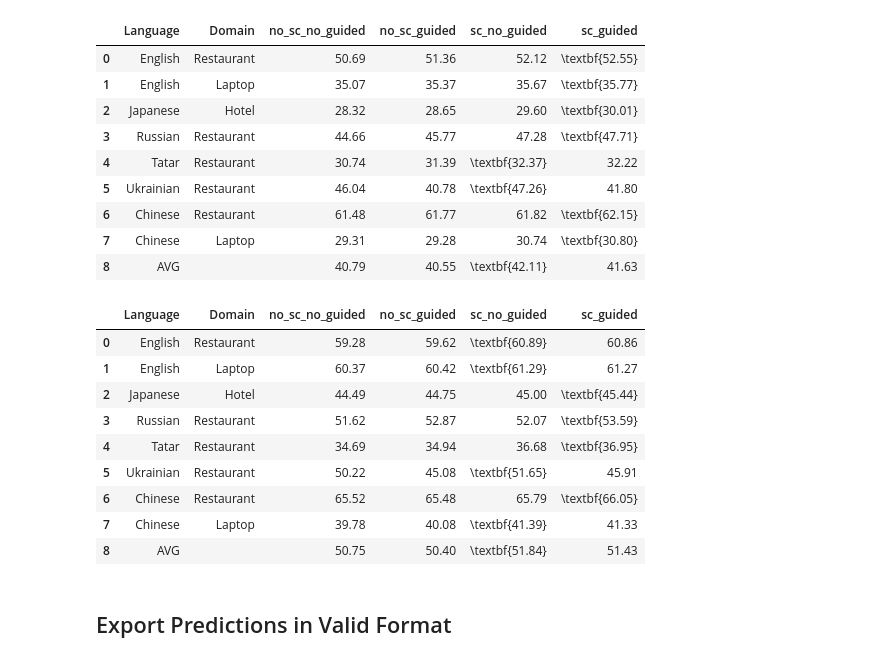
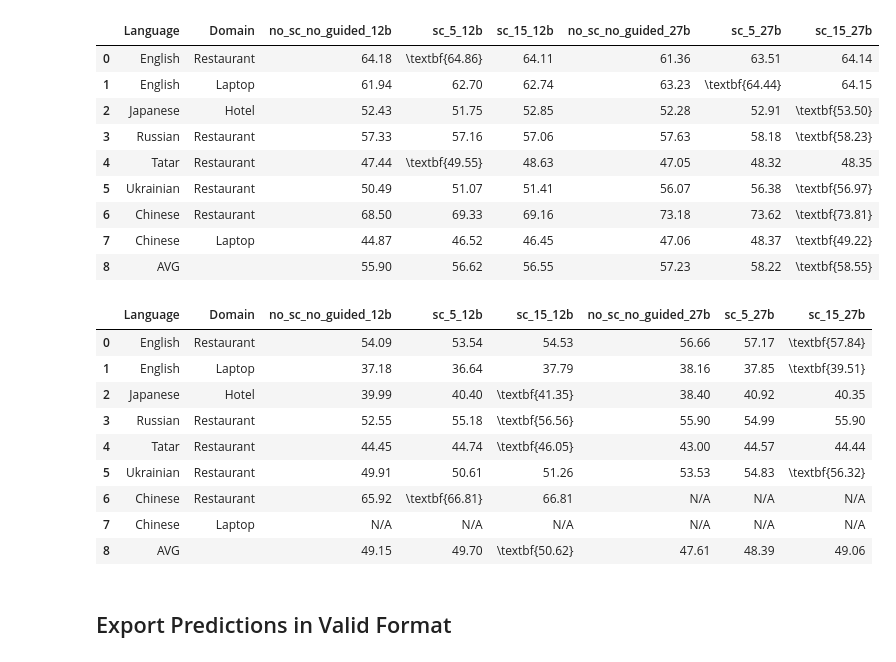
Before and after one commit to NilsHellwig/nchellwig-dimabsa, a Jupyter notebook: results_analysis.ipynb, the cells around one changed output. Saved outputs shown, nothing was run; the diff lists cells and outputs as text; code cells hidden in the pictures.

```diff
--- a/results_analysis.ipynb
+++ b/results_analysis.ipynb
@@ -119,46 +117,25 @@ Warning: Some predicted values are out of the numerical range.
 # %%
-def format_table_for_latex(df):
-    df_latex = df.copy()
-
-    # Format numbers as percentages with two decimal places and *100 multiplication
-    for col in ["no_sc_guided", "no_sc_no_guided", "sc_guided", "sc_no_guided"]:
-        df_latex[col] = df_latex[col].apply(lambda x: f"{x*100:.2f}" if pd.notna(x) else "N/A")
-
-    # mark the best strategy in bold for each row
-    for index, row in df_latex.iterrows():
-        strategies = {
-            "no_sc_no_guided": float(row["no_sc_no_guided"]) if row["no_sc_no_guided"] != "N/A" else -1,
-            "no_sc_guided": float(row["no_sc_guided"]) if row["no_sc_guided"] != "N/A" else -1,
-            "sc_no_guided": float(row["sc_no_guided"]) if row["sc_no_guided"] != "N/A" else -1,
-            "sc_guided": float(row["sc_guided"]) if row["sc_guided"] != "N/A" else -1,
-        }
-        best_strategy = max(strategies, key=strategies.get)
-        if strategies[best_strategy] != -1:
-            df_latex.at[index, best_strategy] = f"\\textbf{{{df_latex.at[index, best_strategy]}}}"
-
-    return df_latex
-
-display(format_table_for_latex(df_subtask3_train_split))
-display(format_table_for_latex(df_subtask2_train_split))
+display(format_table_parameter_tuning_for_latex(df_subtask2_train_split))
+display(format_table_parameter_tuning_for_latex(df_subtask3_train_split))
 # %% [output]
-|  | Language | Domain | no_sc_no_guided | no_sc_guided | sc_no_guided | sc_guided |
-| 0 | English | Restaurant | 50.69 | 51.36 | 52.12 | \textbf{52.55} |
-| 1 | English | Laptop | 35.07 | 35.37 | 35.67 | \textbf{35.77} |
-| 2 | Japanese | Hotel | 28.32 | 28.65 | 29.60 | \textbf{30.01} |
-| 3 | Russian | Restaurant | 44.66 | 45.77 | 47.28 | \textbf{47.71} |
-| 4 | Tatar | Restaurant | 30.74 | 31.39 | \textbf{32.37} | 32.22 |
-| 5 | Ukrainian | Restaurant | 46.04 | 40.78 | \textbf{47.26} | 41.80 |
-| 6 | Chinese | Restaurant | 61.48 | 61.77 | 61.82 | \textbf{62.15} |
-| 7 | Chinese | Laptop | 29.31 | 29.28 | 30.74 | \textbf{30.80} |
-| 8 | AVG |  | 40.79 | 40.55 | \textbf{42.11} | 41.63 |
+|  | Language | Domain | no_sc_no_guided_12b | sc_5_12b | sc_15_12b | no_sc_no_guided_27b | sc_5_27b | sc_15_27b |
+| 0 | English | Restaurant | 64.18 | \textbf{64.86} | 64.11 | 61.36 | 63.51 | 64.14 |
+| 1 | English | Laptop | 61.94 | 62.70 | 62.74 | 63.23 | \textbf{64.44} | 64.15 |
+| 2 | Japanese | Hotel | 52.43 | 51.75 | 52.85 | 52.28 | 52.91 | \textbf{53.50} |
+| 3 | Russian | Restaurant | 57.33 | 57.16 | 57.06 | 57.63 | 58.18 | \textbf{58.23} |
+| 4 | Tatar | Restaurant | 47.44 | \textbf{49.55} | 48.63 | 47.05 | 48.32 | 48.35 |
+| 5 | Ukrainian | Restaurant | 50.49 | 51.07 | 51.41 | 56.07 | 56.38 | \textbf{56.97} |
+| 6 | Chinese | Restaurant | 68.50 | 69.33 | 69.16 | 73.18 | 73.62 | \textbf{73.81} |
+| 7 | Chinese | Laptop | 44.87 | 46.52 | 46.45 | 47.06 | 48.37 | \textbf{49.22} |
+| 8 | AVG |  | 55.90 | 56.62 | 56.55 | 57.23 | 58.22 | \textbf{58.55} |
-|  | Language | Domain | no_sc_no_guided | no_sc_guided | sc_no_guided | sc_guided |
-| 0 | English | Restaurant | 59.28 | 59.62 | \textbf{60.89} | 60.86 |
-| 1 | English | Laptop | 60.37 | 60.42 | \textbf{61.29} | 61.27 |
-| 2 | Japanese | Hotel | 44.49 | 44.75 | 45.00 | \textbf{45.44} |
-| 3 | Russian | Restaurant | 51.62 | 52.87 | 52.07 | \textbf{53.59} |
-| 4 | Tatar | Restaurant | 34.69 | 34.94 | 36.68 | \textbf{36.95} |
-| 5 | Ukrainian | Restaurant | 50.22 | 45.08 | \textbf{51.65} | 45.91 |
-| 6 | Chinese | Restaurant | 65.52 | 65.48 | 65.79 | \textbf{66.05} |
-| 7 | Chinese | Laptop | 39.78 | 40.08 | \textbf{41.39} | 41.33 |
-| 8 | AVG |  | 50.75 | 50.40 | \textbf{51.84} | 51.43 |
+|  | Language | Domain | no_sc_no_guided_12b | sc_5_12b | sc_15_12b | no_sc_no_guided_27b | sc_5_27b | sc_15_27b |
+| 0 | English | Restaurant | 54.09 | 53.54 | 54.53 | 56.66 | 57.17 | \textbf{57.84} |
+| 1 | English | Laptop | 37.18 | 36.64 | 37.79 | 38.16 | 37.85 | \textbf{39.51} |
+| 2 | Japanese | Hotel | 39.99 | 40.40 | \textbf{41.35} | 38.40 | 40.92 | 40.35 |
+| 3 | Russian | Restaurant | 52.55 | 55.18 | \textbf{56.56} | 55.90 | 54.99 | 55.90 |
+| 4 | Tatar | Restaurant | 44.45 | 44.74 | \textbf{46.05} | 43.00 | 44.57 | 44.44 |
+| 5 | Ukrainian | Restaurant | 49.91 | 50.61 | 51.26 | 53.53 | 54.83 | \textbf{56.32} |
+| 6 | Chinese | Restaurant | 65.92 | \textbf{66.81} | 66.81 | N/A | N/A | N/A |
+| 7 | Chinese | Laptop | N/A | N/A | N/A | N/A | N/A | N/A |
+| 8 | AVG |  | 49.15 | 49.70 | \textbf{50.62} | 47.61 | 48.39 | 49.06 |
 # %%
```
Also changed, not shown: parts of 6 cells of this notebook, 8 other files.
